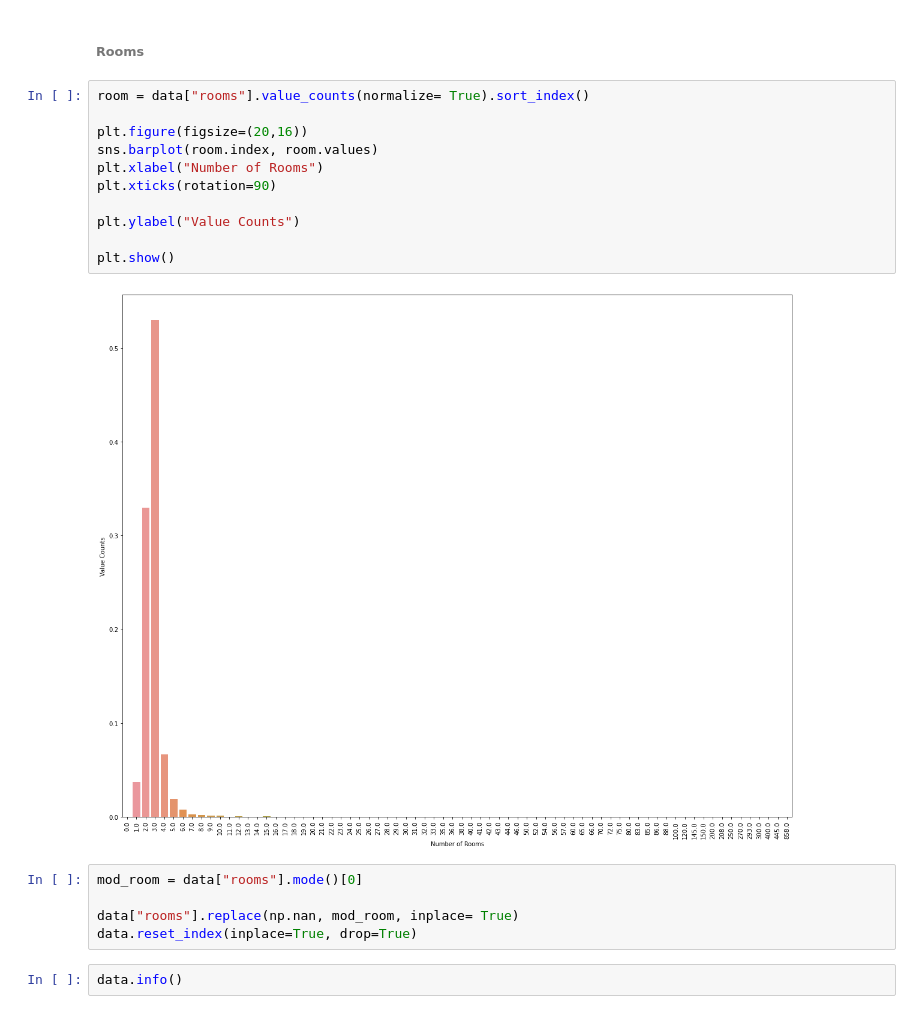
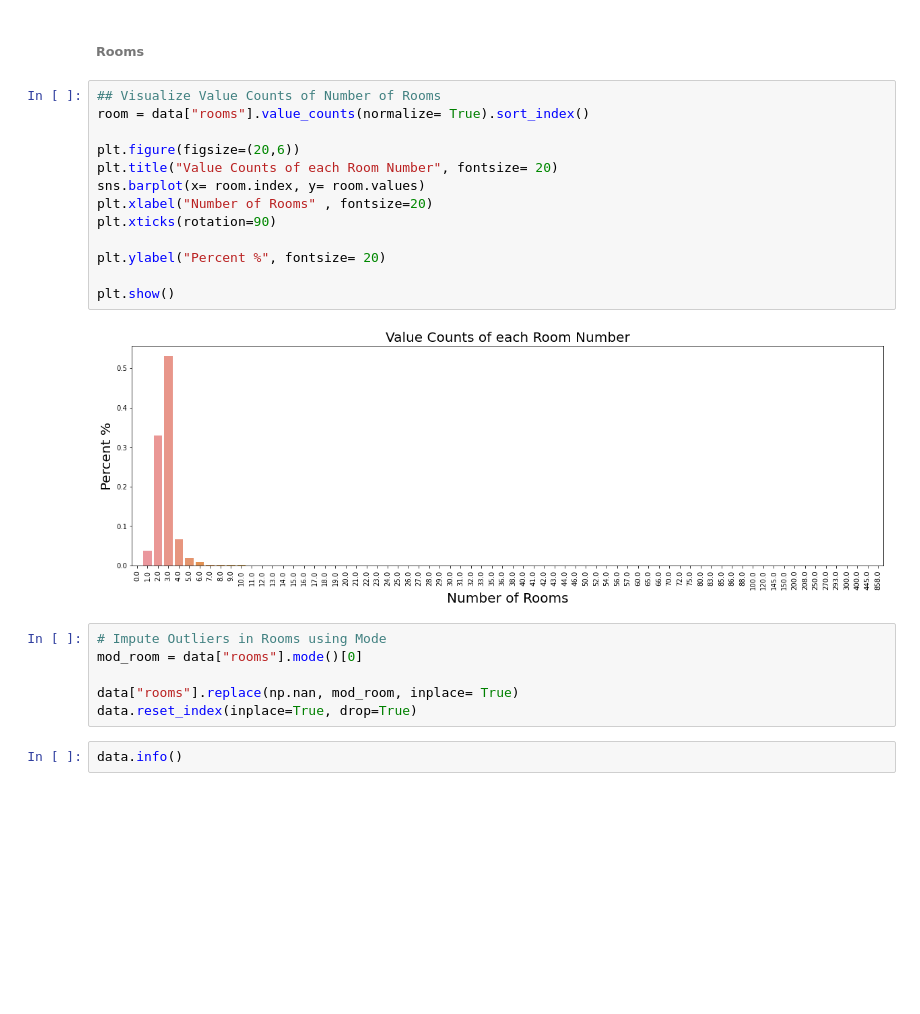
Before and after one commit to Mouradadel1919/Egyptian_Real_Estate_Price_Prediction, a Jupyter notebook: EDA & PreProcessing.ipynb, the cells around one changed output. Drawn from its saved outputs; the diff is of its cells as text; blank space fills up the shorter version.

```diff
--- a/EDA & PreProcessing.ipynb
+++ b/EDA & PreProcessing.ipynb
@@ -240,19 +226,22 @@ memory usage: 25.1+ MB
 # %% [markdown]
 ###### Rooms
 # %%
+## Visualize Value Counts of Number of Rooms
 room = data["rooms"].value_counts(normalize= True).sort_index()
 
-plt.figure(figsize=(20,16))
-sns.barplot(room.index, room.values)
-plt.xlabel("Number of Rooms")
+plt.figure(figsize=(20,6))
+plt.title("Value Counts of each Room Number", fontsize= 20)
+sns.barplot(x= room.index, y= room.values)
+plt.xlabel("Number of Rooms" , fontsize=20)
 plt.xticks(rotation=90)
 
-plt.ylabel("Value Counts")
+plt.ylabel("Percent %", fontsize= 20)
 
 plt.show()
 # %% [output]
-[figure, old version]
+[figure, new version]
 # %%
+# Impute Outliers in Rooms using Mode
 mod_room = data["rooms"].mode()[0]
 
 data["rooms"].replace(np.nan, mod_room, inplace= True)
```
Also changed, not shown: parts of 128 cells of this notebook, 3 other files.
